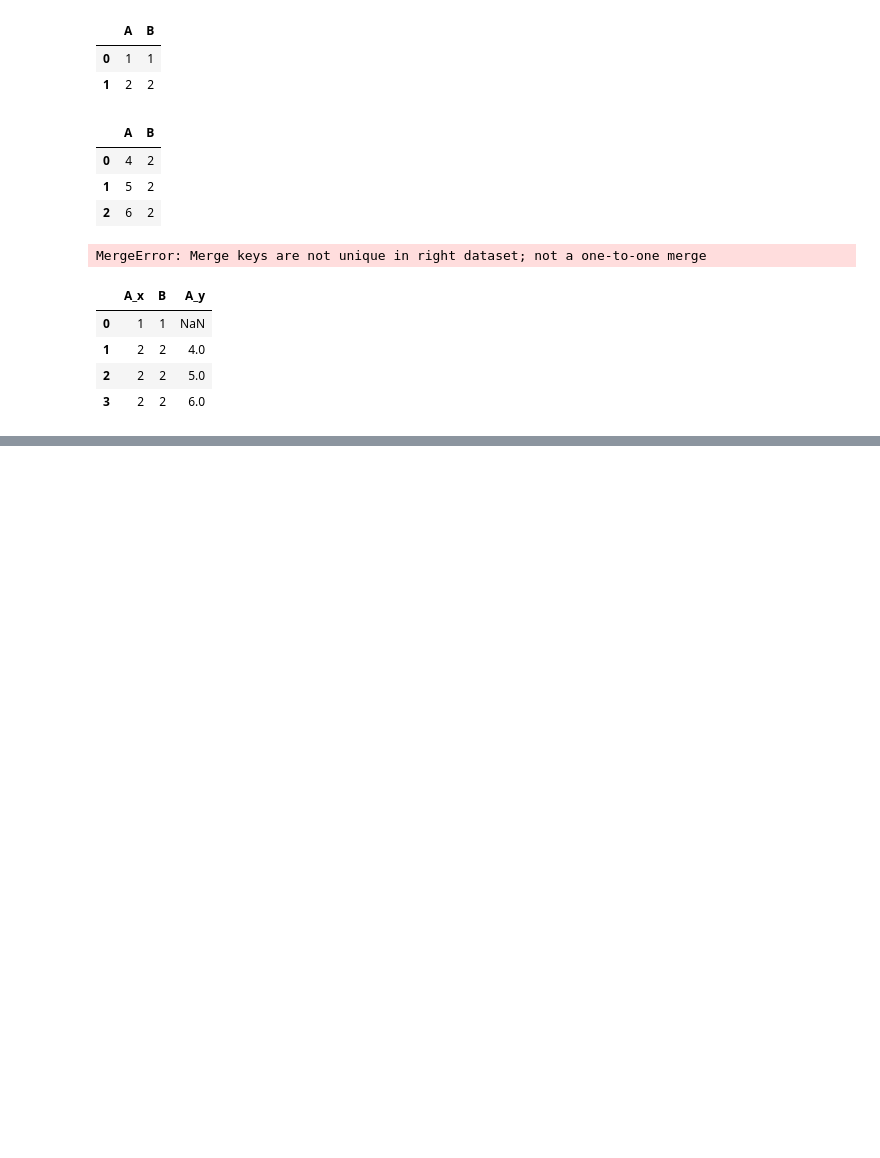
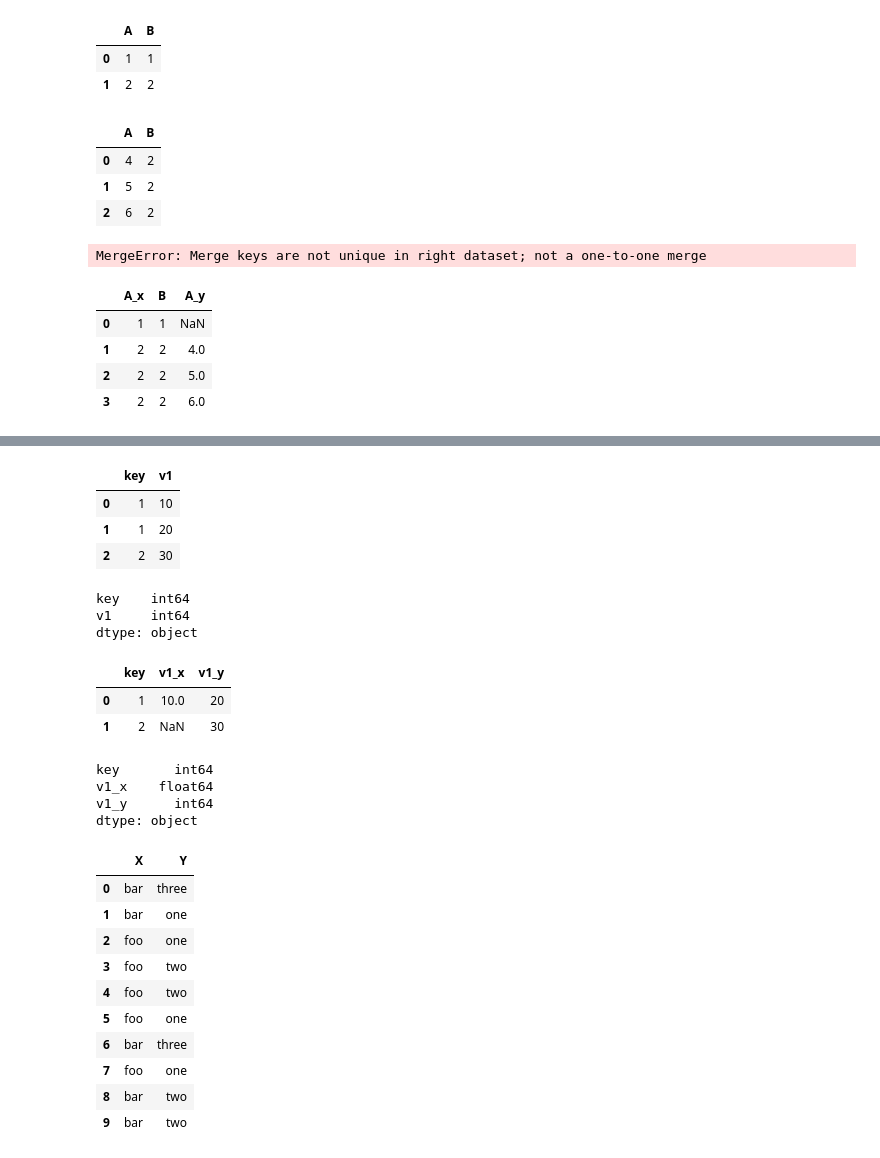
Before and after one commit to Miguel-T24/Pandas-and-Numpy-Concepts, a Jupyter notebook: Pandas/concepts/concatenating.ipynb, the cells around one changed output, grey strips where cells are left out. Cells and saved outputs as stored; diff of their text form; code cells hidden in the pictures; blank space fills up the shorter version.

```diff
--- a/Pandas/concepts/concatenating.ipynb
+++ b/Pandas/concepts/concatenating.ipynb
@@ -617,0 +664,26 @@ pd.merge(left, right, on="B", how="outer", validate="one_to_many")
+# %%
+pd.merge(left,right,how='outer')
+# %% [output]
+|  | key | v1 |
+| 0 | 1 | 10 |
+| 1 | 1 | 20 |
+| 2 | 2 | 30 |
+# %%
+pd.merge(left,right,how='outer').dtypes
+# %% [output]
+key    int64
+v1     int64
+dtype: object
+# %%
+pd.merge(left,right,how='outer',on='key')
+# %% [output]
+|  | key | v1_x | v1_y |
+| 0 | 1 | 10.0 | 20 |
+| 1 | 2 | NaN | 30 |
+# %%
+pd.merge(left,right,how='outer',on='key').dtypes
+# %% [output]
+key       int64
+v1_x    float64
+v1_y      int64
+dtype: object
@@ -617,0 +701,14 @@ pd.merge(left, right, on="B", how="outer", validate="one_to_many")
+# %%
+left
+# %% [output]
+|  | X | Y |
+| 0 | bar | three |
+| 1 | bar | one |
+| 2 | foo | one |
+| 3 | foo | two |
+| 4 | foo | two |
+| 5 | foo | one |
+| 6 | bar | three |
+| 7 | foo | one |
+| 8 | bar | two |
+| 9 | bar | two |
```
Also changed, not shown: parts of 33 cells of this notebook.
